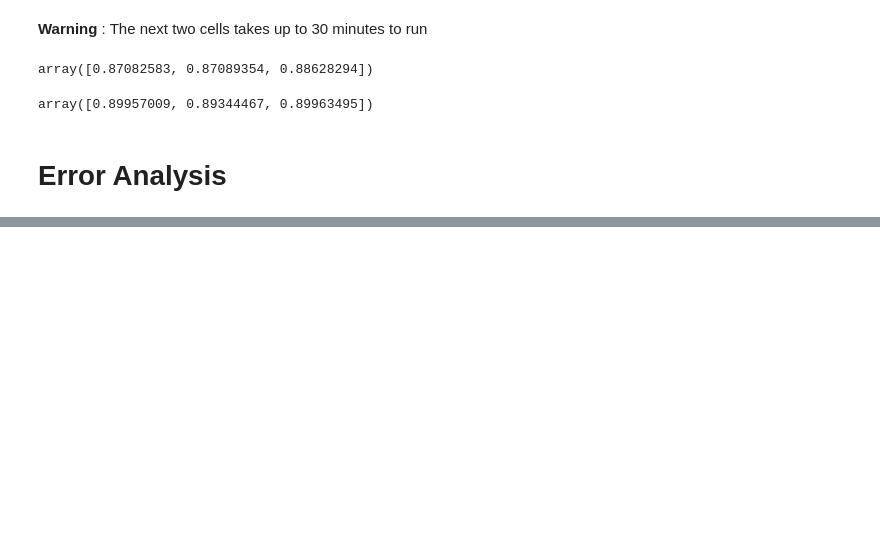
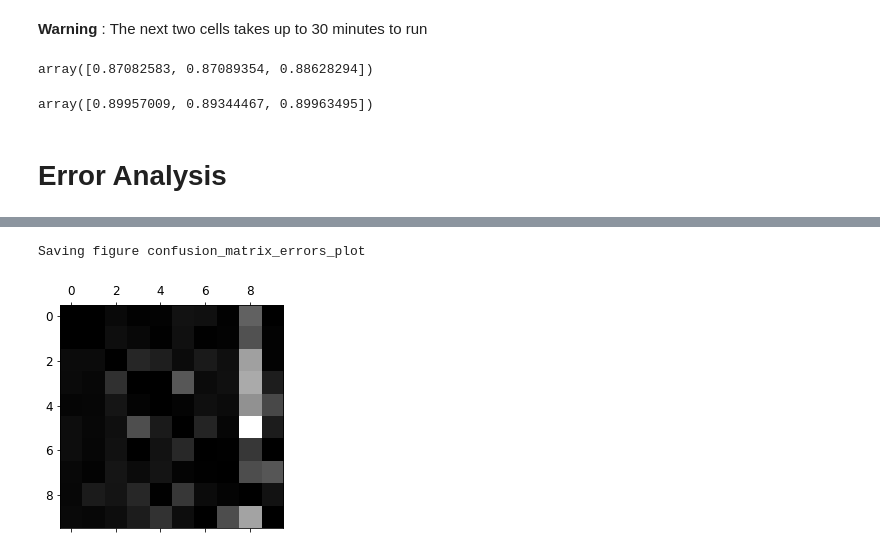
Before and after one commit to uzoochogu/Machine-Learning-Projects, a Jupyter notebook: mnist-digits-classification/mnist_dataset_classifcation.ipynb, the cells around one changed output, grey strips where cells are left out. Cells and saved outputs as stored; diff of their text form; code cells hidden in the pictures; blank space fills up the shorter version.

```diff
--- a/mnist-digits-classification/mnist_dataset_classifcation.ipynb
+++ b/mnist-digits-classification/mnist_dataset_classifcation.ipynb
@@ -577,0 +621,18 @@ array([0.89957009, 0.89344467, 0.89963495])
+# %%
+#Let's separate the classes and normalise per class
+#so that abundant classes don't look bad
+
+row_sums = conf_mx.sum(axis=1, keepdims=True)
+norm_conf_mx = conf_mx / row_sums
+# %%
+#Let's remove the correct classification (Diagonal)
+#And focus only on the errors
+#We'll fill the diagonal with zeros
+
+np.fill_diagonal(norm_conf_mx, 0)
+plt.matshow(norm_conf_mx, cmap=plt.cm.gray)
+save_fig("confusion_matrix_errors_plot", tight_layout=False)
+plt.show()
+# %% [output]
+Saving figure confusion_matrix_errors_plot
+[figure, added]
```
Also changed, not shown: parts of 12 cells of this notebook, 6 other files.
